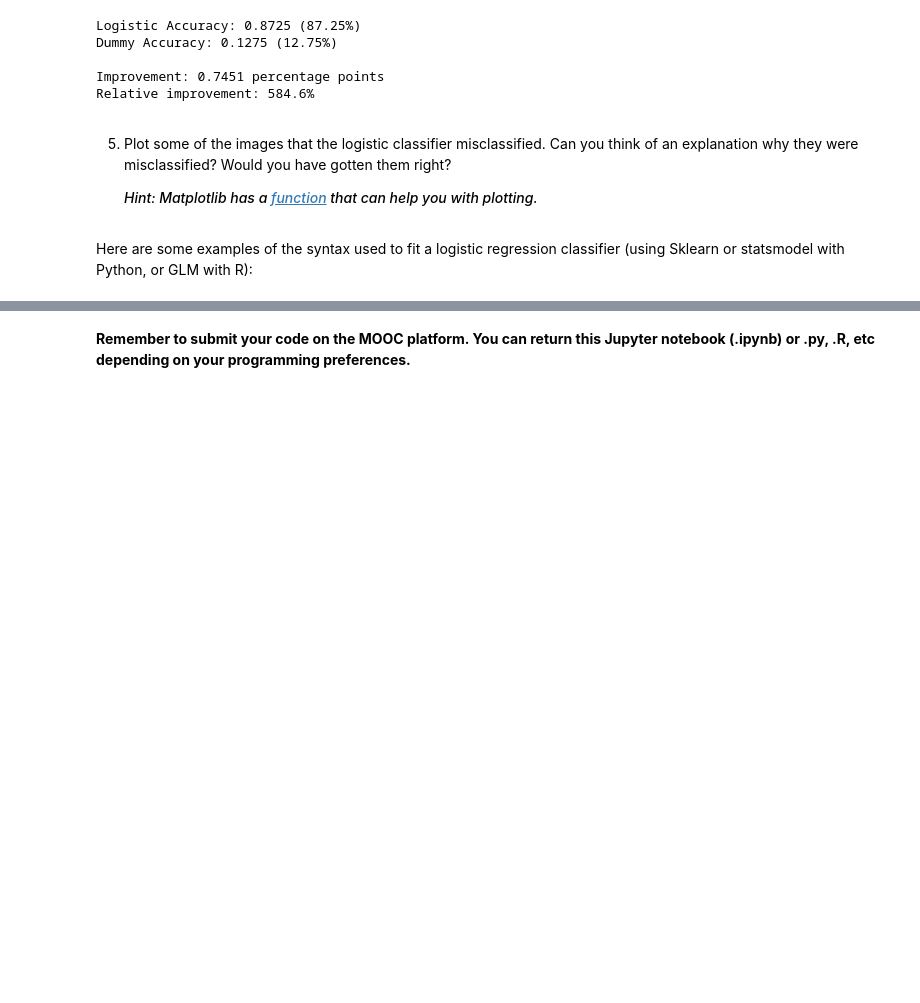
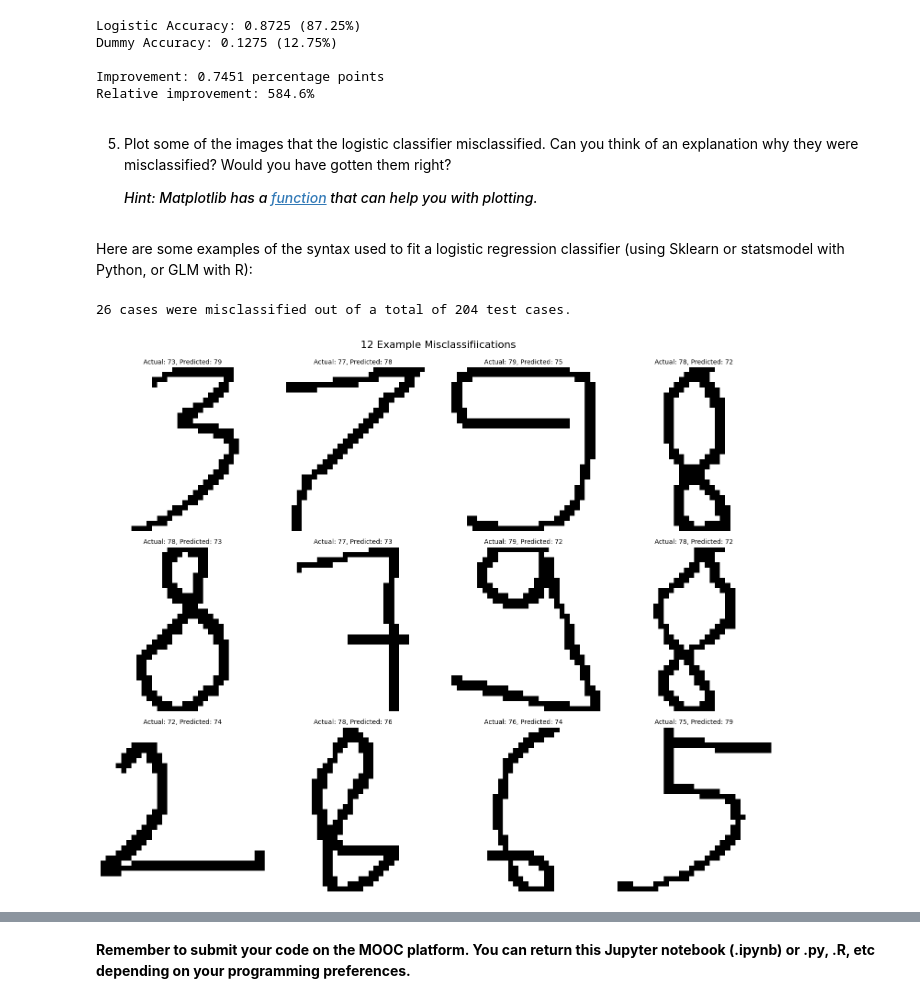
Before and after one commit to joonarafael/ids-exercises, a Jupyter notebook: week3/week3.ipynb, the cells around one changed output, grey strips where cells are left out. Saved outputs shown, nothing was run; the diff lists cells and outputs as text; code cells hidden in the pictures; blank space fills up the shorter version.

```diff
--- a/week3/week3.ipynb
+++ b/week3/week3.ipynb
@@ -291,0 +290,30 @@ Here are some examples of the syntax used to fit a logistic regression classifie
+# %%
+misclassified_indices = np.where(y_test != y_pred)[0]
+
+print(f"{len(misclassified_indices)} cases were misclassified out of a total of {len(y_test)} test cases.")
+
+n_examples = min(12, len(misclassified_indices)) # drawing 12 examples
+fig, axes = plt.subplots(3, 4, figsize=(15, 12))
+axes = axes.flatten()
+
+for i in range(n_examples):
+    idx = misclassified_indices[i]
+
+    image = X_test[idx].reshape(32, 32)
+
+    true_label = y_test[idx]
+    pred_label = y_pred[idx]
+
+    axes[i].imshow(image, cmap='gray')
+    axes[i].set_title(f'Actual: {true_label}, Predicted: {pred_label}', fontsize=10)
+    axes[i].axis('off')
+
+for i in range(n_examples, len(axes)):
+    axes[i].axis('off')
+
+plt.tight_layout()
+plt.suptitle('12 Example Misclassifiications', fontsize=16, y=1.02)
+plt.show()
+# %% [output]
+26 cases were misclassified out of a total of 204 test cases.
+[figure, added]
```
Also changed, not shown: parts of 2 cells of this notebook.
